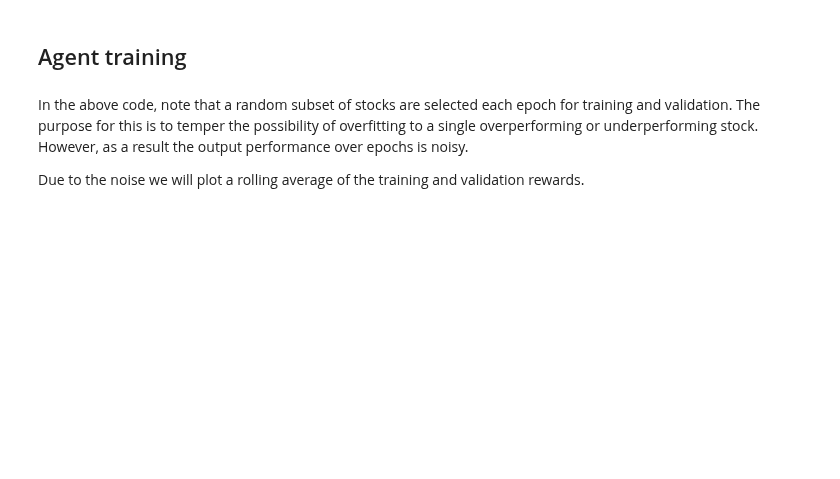
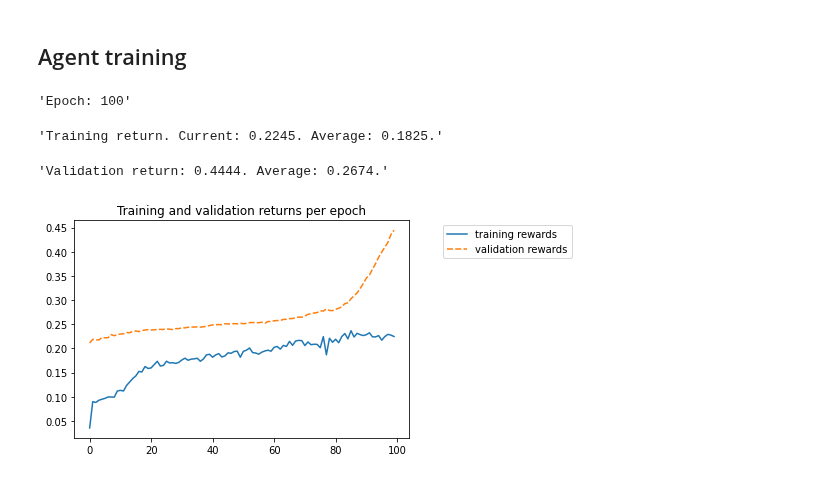
Before and after one commit to rajindermavi/portfolio_management, a Jupyter notebook: portfolio_management/dpm_agent_training.ipynb, the cells around one changed output. Cells and saved outputs as stored; diff of their text form; code cells hidden in the pictures; blank space fills up the shorter version.

```diff
--- a/portfolio_management/dpm_agent_training.ipynb
+++ b/portfolio_management/dpm_agent_training.ipynb
@@ -189,11 +205,11 @@ TRADING_DAYS_PER_YEAR = 253
 
 def train_step(agent,batch):
     """Runs a model training step."""
-    env = TradingEnv(batch,train_noise=0)
+    env = TradingEnv(batch,train_noise=0.2)
 
     with tf.GradientTape() as tape:
         tape.watch(agent.model.trainable_variables)
-        loss = agent_loss(env,agent,dsct = 0.99)
+        loss = agent_loss(env,agent,dsct = 0.999)
 
         grad = tape.gradient(loss,agent.model.trainable_variables)
 
@@ -228,8 +244,9 @@ def Callback_EarlyStopping(RewardsList, min_delta=0, patience=30):
 # %%
 train_avg_rewards = []
 val_avg_rewards = []
-MAX_EPOCHS = 30
+MAX_EPOCHS = 100
 VALIDATION_SAMPLES = 1
+# Select a training batch to track progress on training
 for epoch in tqdm(range(MAX_EPOCHS)):
     training_rewards = []
     for batch in batched_training_data:
@@ -238,9 +255,10 @@ for epoch in tqdm(range(MAX_EPOCHS)):
 
         training_rewards.append(reward)
 
+    # Find avg reward for training batch on current epoch
     train_avg_rewards.append(np.mean(training_rewards))
-
-    sar = sampled_agent_reward(TradingEnv,validation_data,[agent],NUM_STOCKS,VALIDATION_SAMPLES)
+    # Find avg reward for validation data on current epoch
+    sar = sampled_agent_reward(TradingEnv,validation_data,[agent],NUM_STOCKS,VALIDATION_SAMPLES,dsct = 1)
     val_avg_rewards.append(np.mean(sar[agent.name]))
 
     clear_output(wait=True)
@@ -251,14 +269,16 @@ for epoch in tqdm(range(MAX_EPOCHS)):
 
     if Callback_EarlyStopping(val_avg_rewards):
         break
+# %% [output]
+'Epoch: 100'
+'Training return. Current: 0.2245. Average: 0.1825.'
+'Validation return: 0.4444. Average: 0.2674.'
-# %% [markdown]
-In the above code, note that a random subset of stocks are selected each epoch for training and validation. The purpose for this is to temper the possibility of overfitting to a single overperforming or underperforming stock. However, as a result the output performance over epochs is noisy.
-
-Due to the noise we will plot a rolling average of the training and validation rewards.
 # %%
 df = pd.DataFrame({'training rewards':train_avg_rewards,'validation rewards':val_avg_rewards})
 
-sns.lineplot( data = df.rolling(5, min_periods=1).mean())
+sns.lineplot( data = df)
 plt.legend(loc='upper right',bbox_to_anchor=(1.5, 1) )
 plt.title("Training and validation returns per epoch")
 plt.show()
+# %% [output]
+[figure, added]
```
Also changed, not shown: parts of 15 cells of this notebook, 7 other files.
